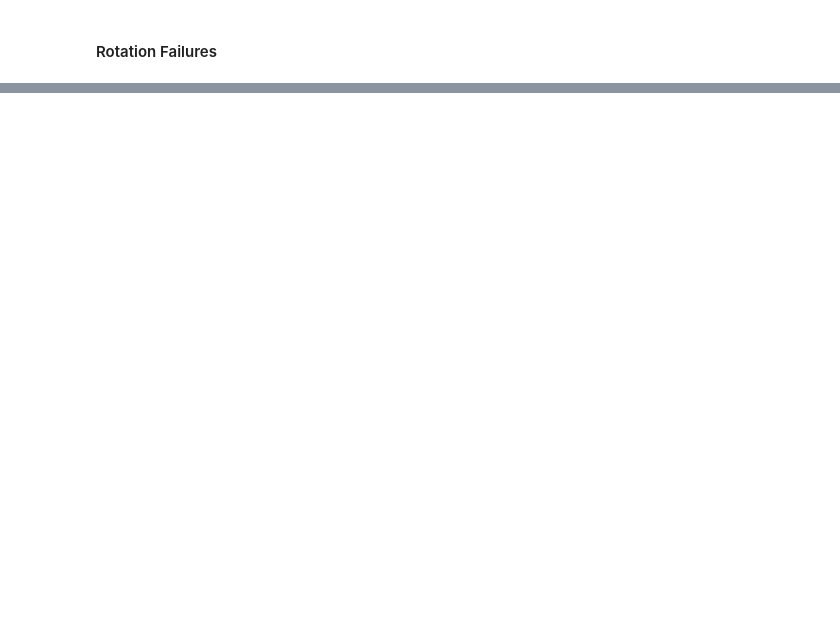
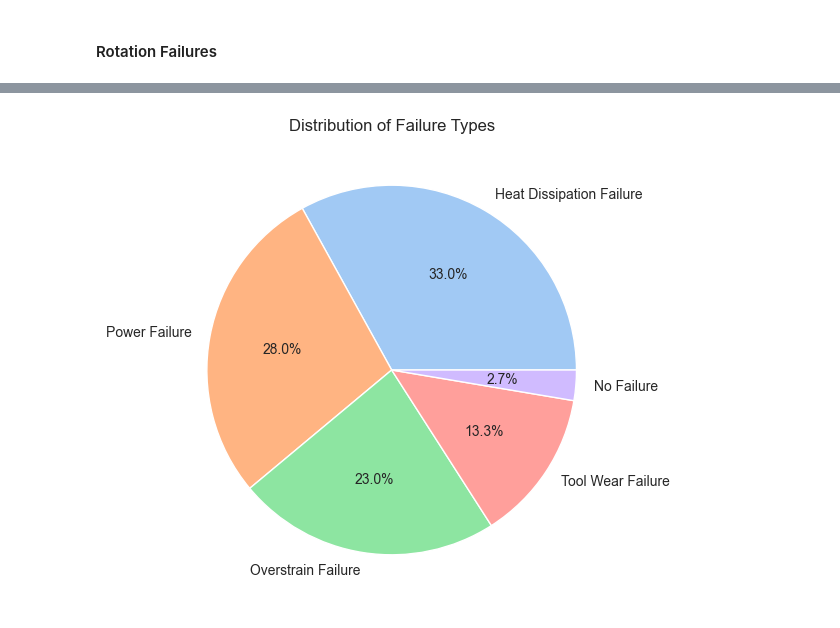
Before and after one commit to deb-cod/April-25-G2-Capstone-Project, a Jupyter notebook: EDA/Exploratory_Data_Analysis.ipynb, the cells around one changed output, grey strips where cells are left out. Drawn from its saved outputs; the diff is of its cells as text; code cells hidden in the pictures; blank space fills up the shorter version.

```diff
--- a/EDA/Exploratory_Data_Analysis.ipynb
+++ b/EDA/Exploratory_Data_Analysis.ipynb
@@ -507,0 +492,13 @@ sns.histplot(df_rotation, x="rpm", hue="target", multiple="stack")
+# %%
+counts = df_rotation_failure['failure_type'].value_counts()
+plt.figure(figsize=(10, 6))
+plt.pie(
+    counts.values,
+    labels=counts.index,
+    autopct='%1.1f%%',
+    colors=sns.color_palette('pastel')
+)
+plt.title("Distribution of Failure Types")
+plt.show()
+# %% [output]
+[figure, added]
```
Also changed, not shown: parts of 20 cells of this notebook.
